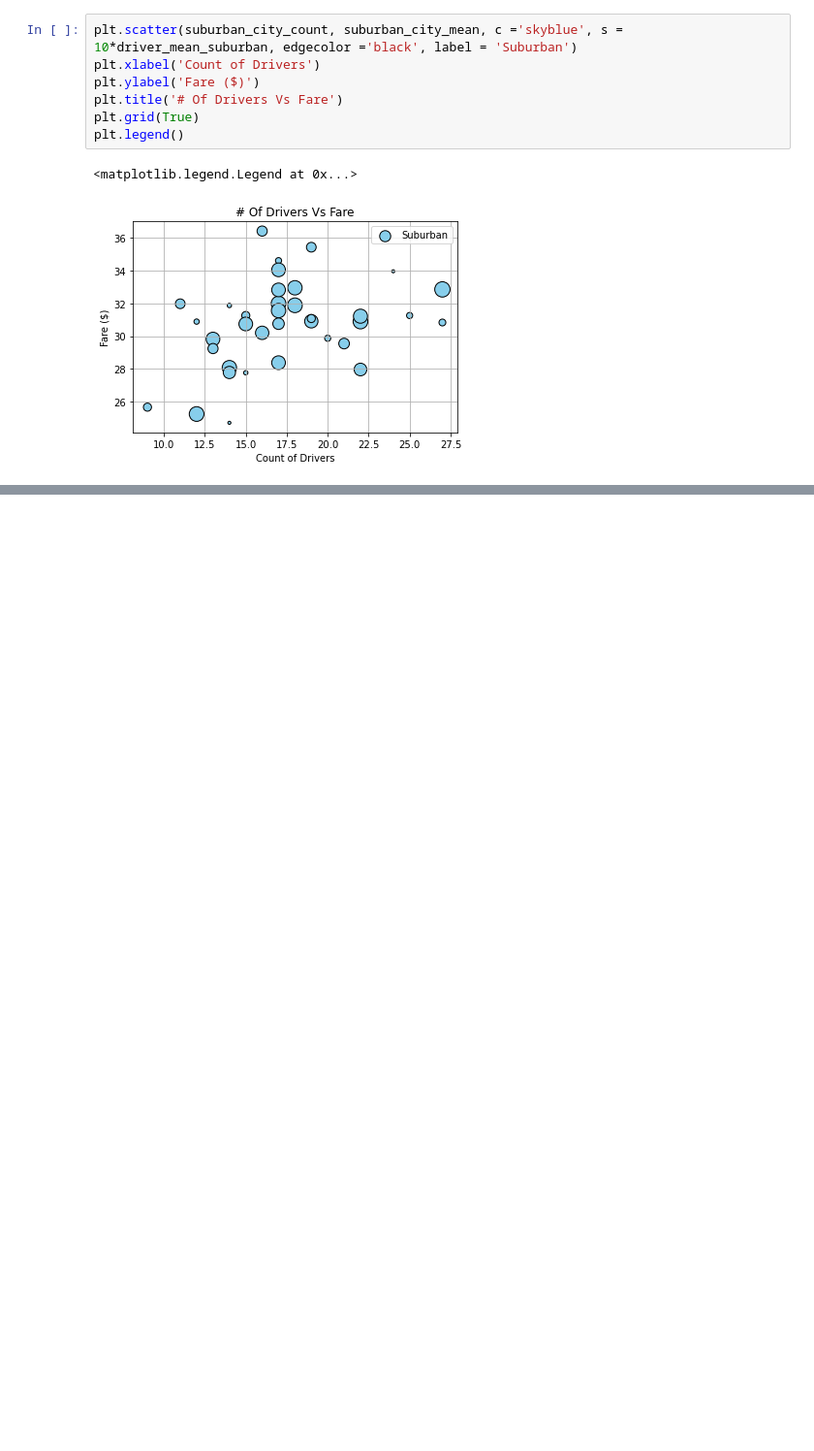
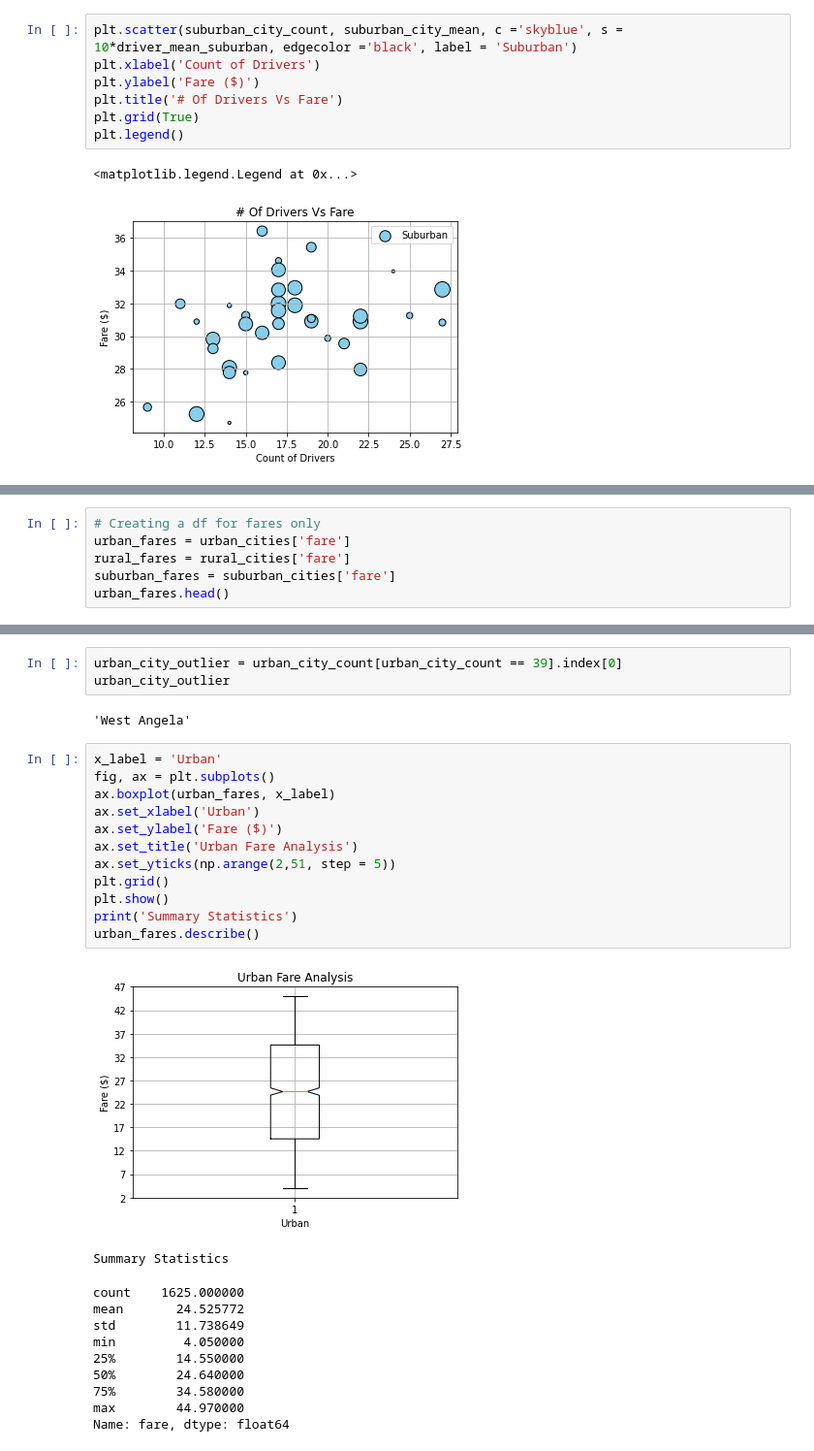
Before and after one commit to lopez-Luis89/PyBer_Analysis, a Jupyter notebook: Pyber1.ipynb, the cells around one changed output, grey strips where cells are left out. Shown at 97% size. Cells and saved outputs as stored; diff of their text form; blank space fills up the shorter version.

```diff
--- a/Pyber1.ipynb
+++ b/Pyber1.ipynb
@@ -164,0 +241,6 @@ FileNotFoundError: [Errno 2] No such file or directory: 'analysis/Fig1.png'
+# %%
+# Creating a df for fares only
+urban_fares = urban_cities['fare']
+rural_fares = rural_cities['fare']
+suburban_fares = suburban_cities['fare']
+urban_fares.head()
@@ -164,0 +363,29 @@ FileNotFoundError: [Errno 2] No such file or directory: 'analysis/Fig1.png'
+# %%
+urban_city_outlier = urban_city_count[urban_city_count == 39].index[0]
+urban_city_outlier
+# %% [output]
+'West Angela'
+# %%
+x_label = 'Urban'
+fig, ax = plt.subplots()
+ax.boxplot(urban_fares, x_label)
+ax.set_xlabel('Urban')
+ax.set_ylabel('Fare ($)')
+ax.set_title('Urban Fare Analysis')
+ax.set_yticks(np.arange(2,51, step = 5))
+plt.grid()
+plt.show()
+print('Summary Statistics')
+urban_fares.describe()
+# %% [output]
+[figure, added]
+Summary Statistics
+count    1625.000000
+mean       24.525772
+std        11.738649
+min         4.050000
+25%        14.550000
+50%        24.640000
+75%        34.580000
+max        44.970000
+Name: fare, dtype: float64
```
Also changed, not shown: parts of 29 cells of this notebook, 3 other files.
